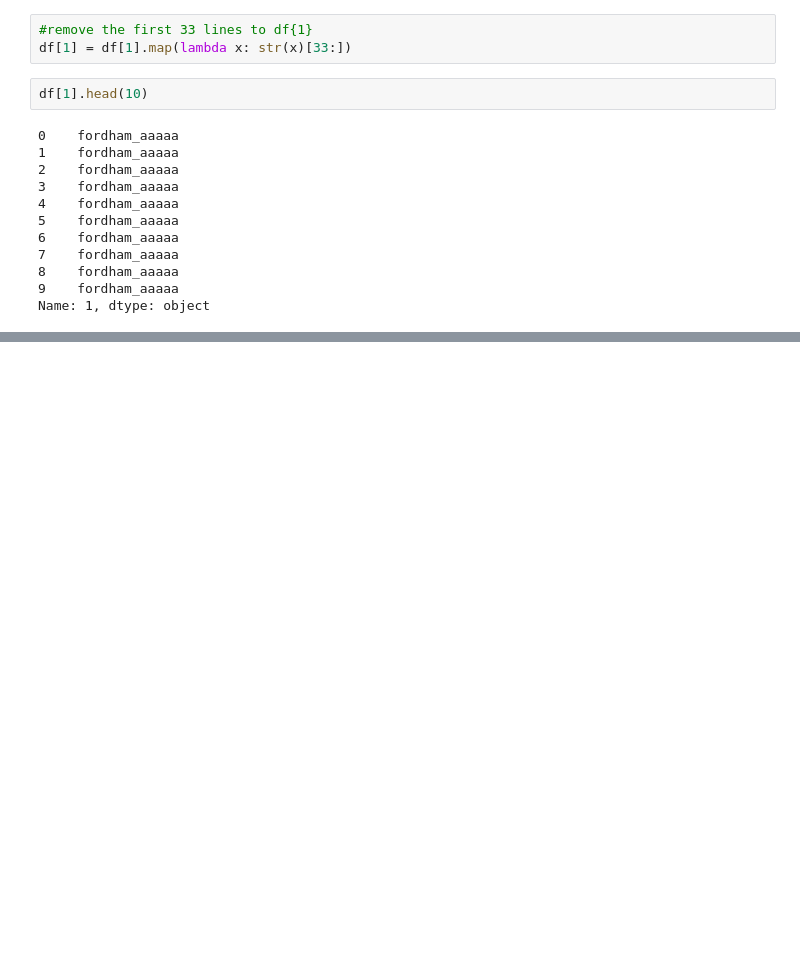
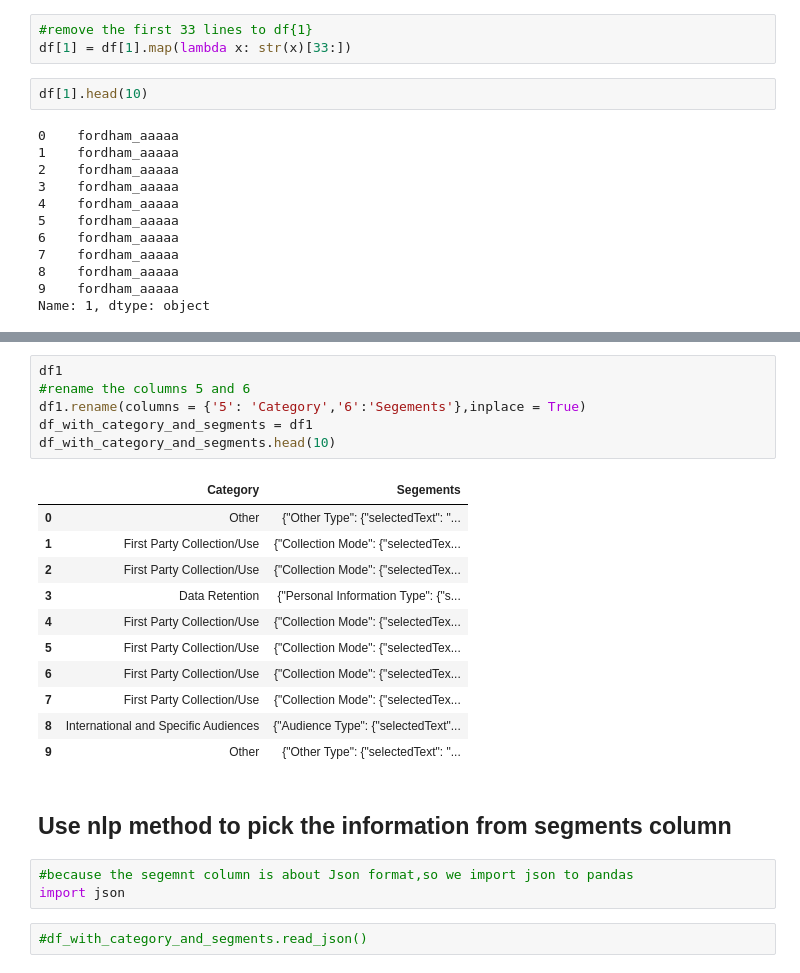
Before and after one commit to noobChengAK/SKLEARN, a Jupyter notebook: y3project/operation_all_csv .ipynb, the cells around one changed output, grey strips where cells are left out. Cells and saved outputs as stored; diff of their text form; blank space fills up the shorter version.

```diff
--- a/y3project/operation_all_csv .ipynb
+++ b/y3project/operation_all_csv .ipynb
@@ -88,0 +103,25 @@ df
+# %%
+df1
+#rename the columns 5 and 6
+df1.rename(columns = {'5': 'Category','6':'Segements'},inplace = True)
+df_with_category_and_segments = df1
+df_with_category_and_segments.head(10)
+# %% [output]
+|  | Category | Segements |
+| 0 | Other | {"Other Type": {"selectedText": "... |
+| 1 | First Party Collection/Use | {"Collection Mode": {"selectedTex... |
+| 2 | First Party Collection/Use | {"Collection Mode": {"selectedTex... |
+| 3 | Data Retention | {"Personal Information Type": {"s... |
+| 4 | First Party Collection/Use | {"Collection Mode": {"selectedTex... |
+| 5 | First Party Collection/Use | {"Collection Mode": {"selectedTex... |
+| 6 | First Party Collection/Use | {"Collection Mode": {"selectedTex... |
+| 7 | First Party Collection/Use | {"Collection Mode": {"selectedTex... |
+| 8 | International and Specific Audiences | {"Audience Type": {"selectedText"... |
+| 9 | Other | {"Other Type": {"selectedText": "... |
+# %% [markdown]
+## Use nlp method to pick the information from segments column
+# %%
+#because the segemnt column is about Json format,so we import json to pandas
+import json
+# %%
+#df_with_category_and_segments.read_json()
```
Also changed, not shown: parts of 6 cells of this notebook, 1 other file.
